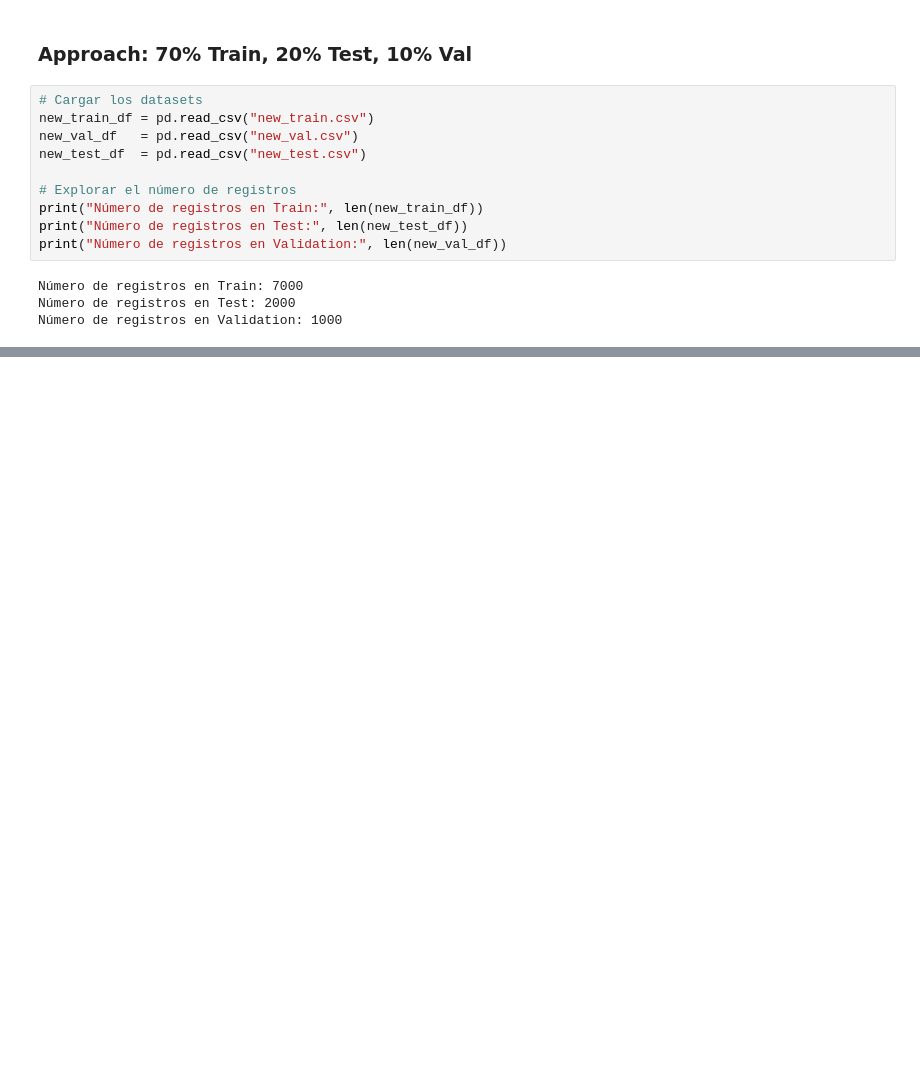
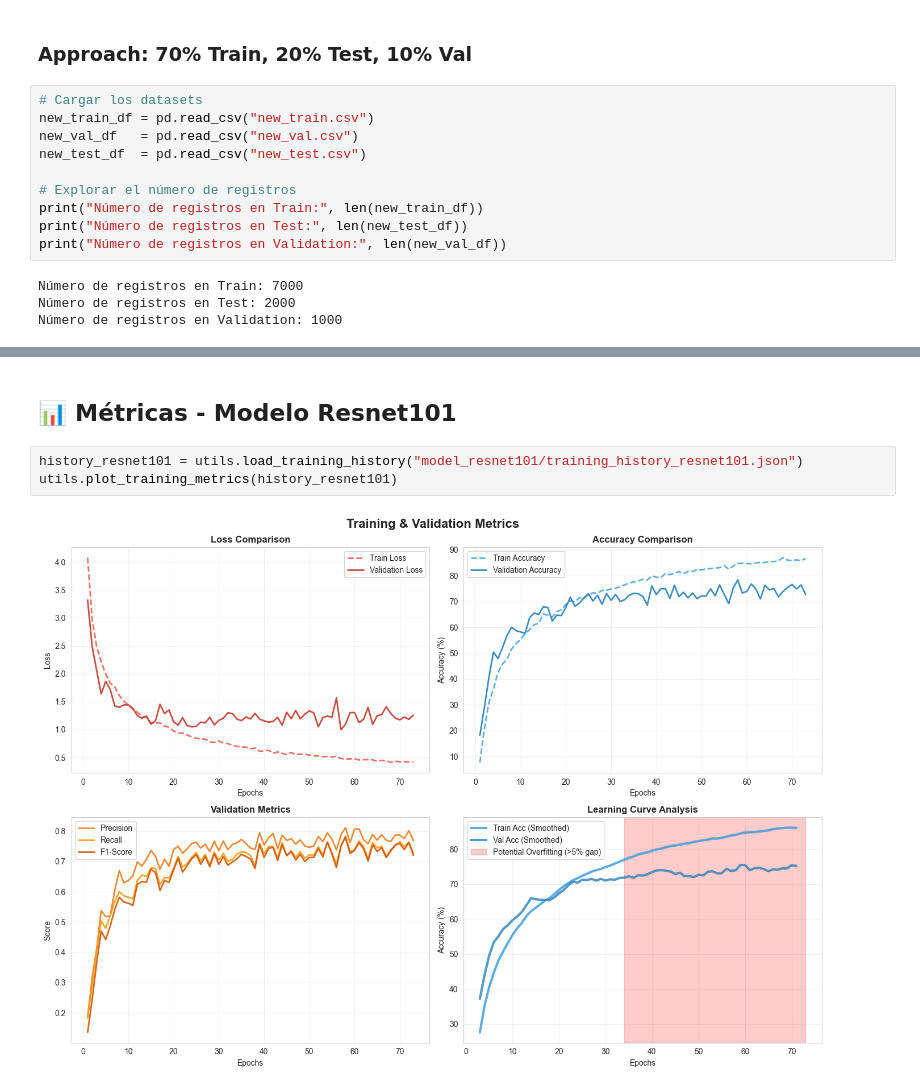
Before and after one commit to DianaSanchezOrdonez/Deep_Learning_Labs, a Jupyter notebook: evaluate_data.ipynb, the cells around one changed output, grey strips where cells are left out. Cells and saved outputs as stored; diff of their text form; blank space fills up the shorter version.

```diff
--- a/evaluate_data.ipynb
+++ b/evaluate_data.ipynb
@@ -124,0 +207,7 @@ ValueError: All arrays must be of the same length
+# %% [markdown]
+## 📊 Métricas - Modelo Resnet101
+# %%
+history_resnet101 = utils.load_training_history("model_resnet101/training_history_resnet101.json")
+utils.plot_training_metrics(history_resnet101)
+# %% [output]
+[figure, added]
```
Also changed, not shown: parts of 14 cells of this notebook, 8 other files.
